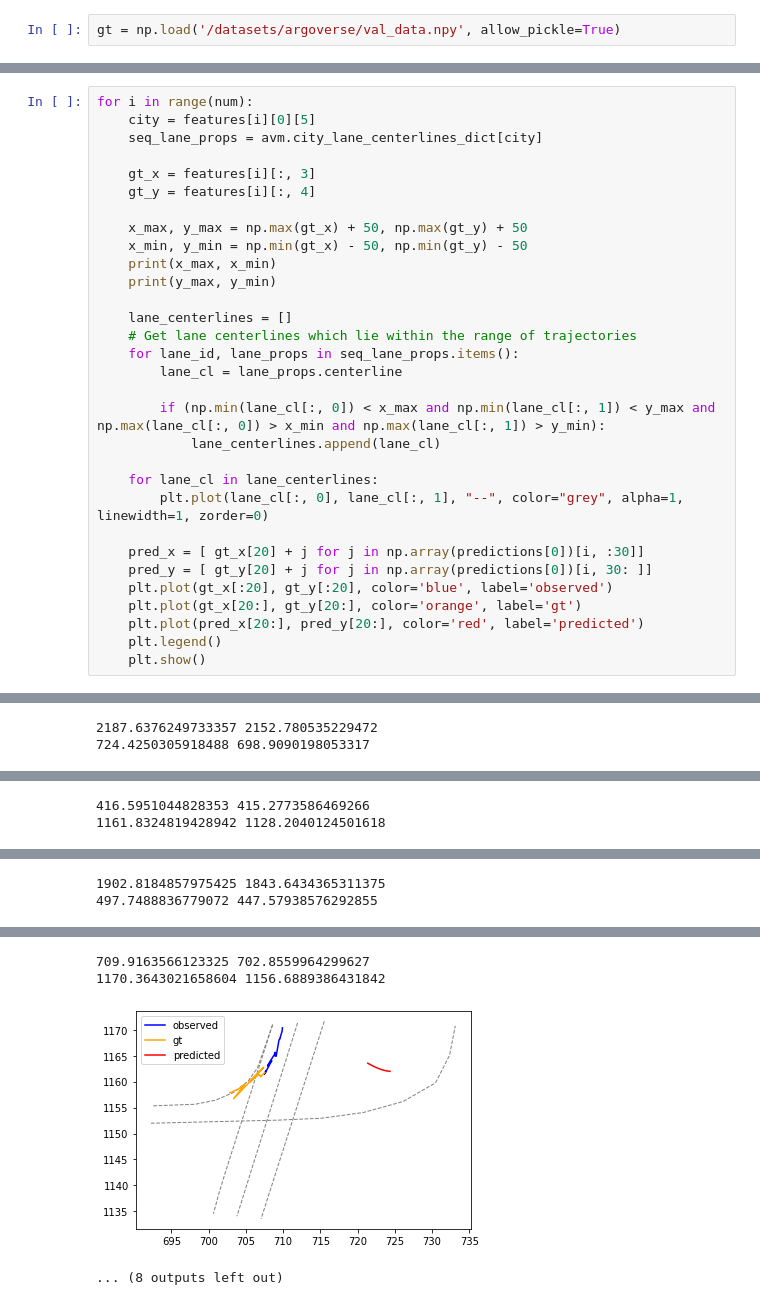
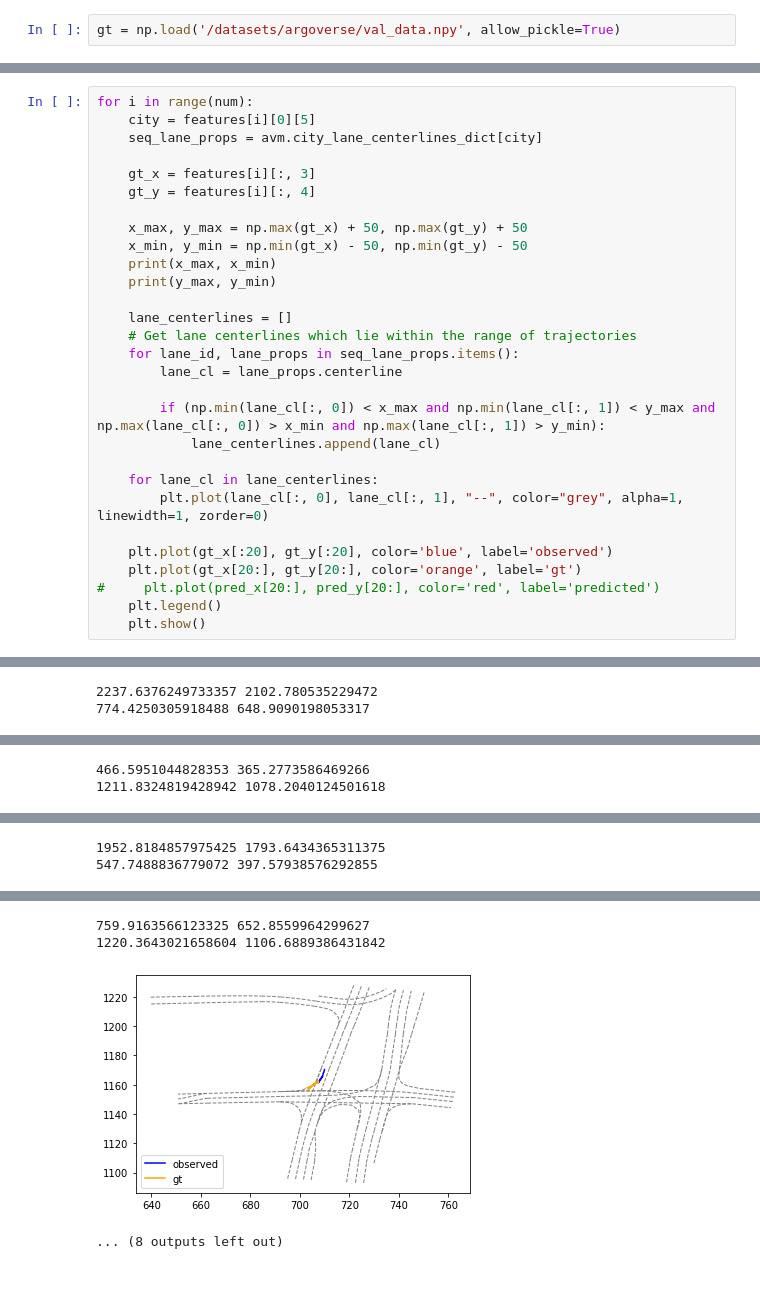
Before and after one commit to Vikr-182/ddn-forecasting, a Jupyter notebook: vis/vis.ipynb, the cells around one changed output, grey strips where cells are left out. Drawn from its saved outputs; the diff is of its cells as text.

```diff
--- a/vis/vis.ipynb
+++ b/vis/vis.ipynb
@@ -332,11 +358,9 @@ for i in range(num):
     for lane_cl in lane_centerlines:
         plt.plot(lane_cl[:, 0], lane_cl[:, 1], "--", color="grey", alpha=1, linewidth=1, zorder=0)
 
-    pred_x = [ gt_x[20] + j for j in np.array(predictions[0])[i, :30]]
-    pred_y = [ gt_y[20] + j for j in np.array(predictions[0])[i, 30: ]]
     plt.plot(gt_x[:20], gt_y[:20], color='blue', label='observed')
     plt.plot(gt_x[20:], gt_y[20:], color='orange', label='gt')
-    plt.plot(pred_x[20:], pred_y[20:], color='red', label='predicted')
+#     plt.plot(pred_x[20:], pred_y[20:], color='red', label='predicted')
     plt.legend()
     plt.show()
 # %% [output]
@@ -349,2 +373,2 @@ for i in range(num):
-2187.6376249733357 2152.780535229472
-724.4250305918488 698.9090198053317
+2237.6376249733357 2102.780535229472
+774.4250305918488 648.9090198053317
@@ -352,2 +376,2 @@ for i in range(num):
-416.5951044828353 415.2773586469266
-1161.8324819428942 1128.2040124501618
+466.5951044828353 365.2773586469266
+1211.8324819428942 1078.2040124501618
@@ -355,2 +379,2 @@ for i in range(num):
-1902.8184857975425 1843.6434365311375
-497.7488836779072 447.57938576292855
+1952.8184857975425 1793.6434365311375
+547.7488836779072 397.57938576292855
@@ -358,4 +382,4 @@ for i in range(num):
-709.9163566123325 702.8559964299627
-1170.3643021658604 1156.6889386431842
+759.9163566123325 652.8559964299627
+1220.3643021658604 1106.6889386431842
-[figure, old version]
+[figure, new version]
 ... (8 outputs left out)
```
Also changed, not shown: parts of 13 cells of this notebook, 12 other files.
